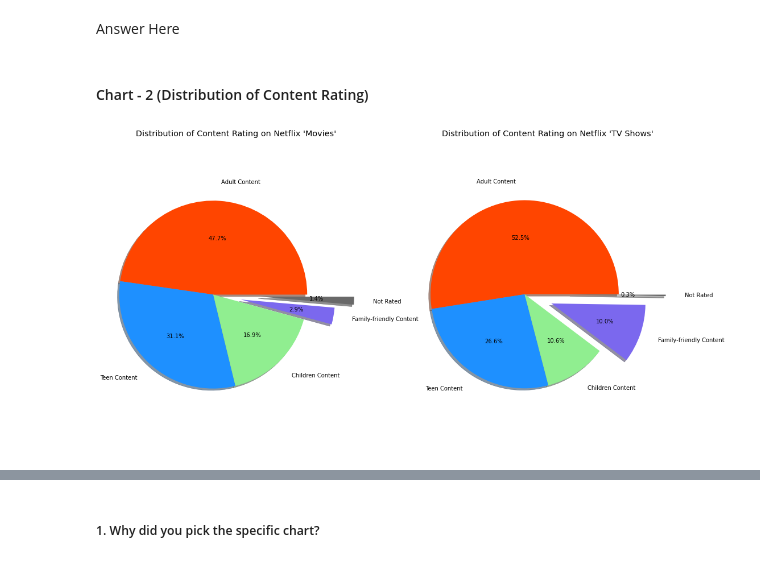
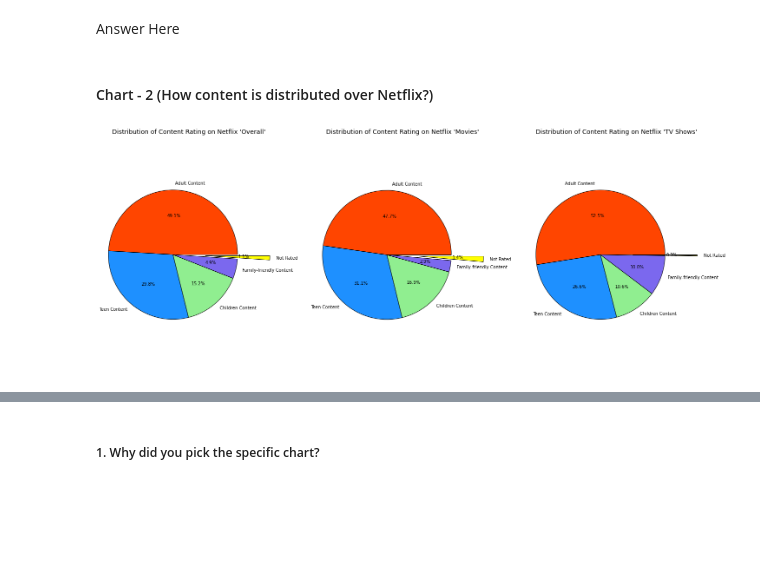
Before and after one commit to Shahrukh2016/Netflix_Movies_and_TV_Shows_Clustering, a Jupyter notebook: IndividualColab_NetflixMoviesAndTvShowsClustering.ipynb, the cells around one changed output, grey strips where cells are left out. Saved outputs shown, nothing was run; the diff lists cells and outputs as text; code cells hidden in the pictures; blank space fills up the shorter version.

```diff
--- a/IndividualColab_NetflixMoviesAndTvShowsClustering.ipynb
+++ b/IndividualColab_NetflixMoviesAndTvShowsClustering.ipynb
@@ -715,18 +715,19 @@ Answer Here
 Are there any insights that lead to negative growth? Justify with specific reason.
 # %% [markdown]
 Answer Here
-# %% [markdown]
-#### Chart - 2 (Distribution of Content Rating)
+# %% [markdown]
+#### Chart - 2 (How content is distributed over Netflix?)
 # %%
 # Chart - 2 visualization code
 # %%
-plt.figure(figsize=(18,10))
-for i,j,k in ((df_movies, 'Movies',0),(df_tvshows, 'TV Shows',1)):
-  plt.subplot(1,2,k+1)
+plt.figure(figsize=(25,10))
+for i,j,k in ((df, 'Overall',0),(df_movies, 'Movies',1),(df_tvshows, 'TV Shows',2)):
+  plt.subplot(1,3,k+1)
   count= i['rating'].value_counts()
-  plt.pie(count, labels=count.index,explode=(0,0,0,0.3,0.5),colors=['orangered','dodgerblue','lightgreen','mediumslateblue','dimgray'],shadow=True, autopct='%1.1f%%', labeldistance=1.2)
+  plt.pie(count, labels=count.index,explode=(0,0,0,0,0.5),colors=['orangered','dodgerblue','lightgreen','mediumslateblue','yellow'],
+          autopct='%1.1f%%', labeldistance=1.1,wedgeprops={"edgecolor" : "black",'linewidth': 1,'antialiased': True})
   plt.title(f"Distribution of Content Rating on Netflix '{j}'")
   plt.axis('equal')
 plt.show()
 # %% [output]
-[figure, old version]
+[figure, new version]
```
Also changed, not shown: parts of 48 cells of this notebook.
